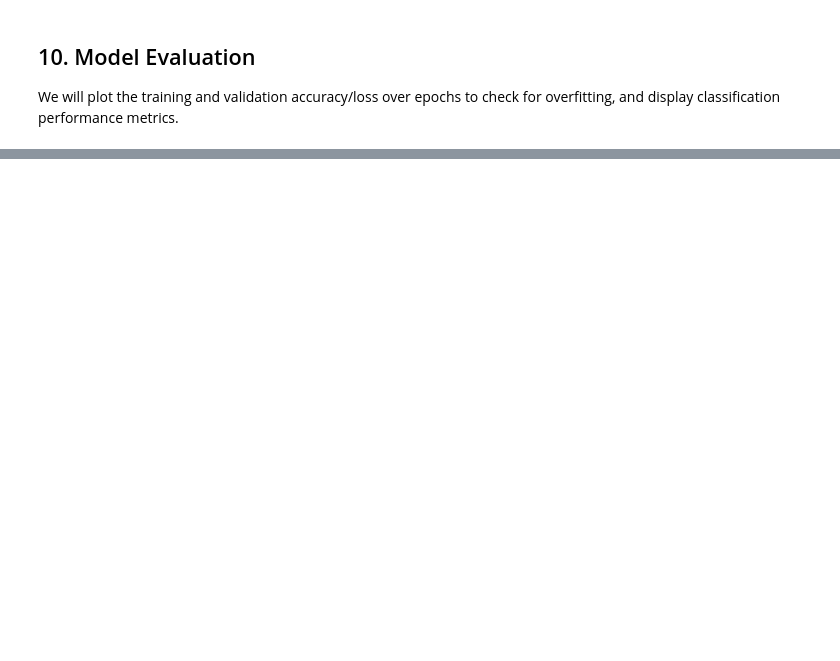
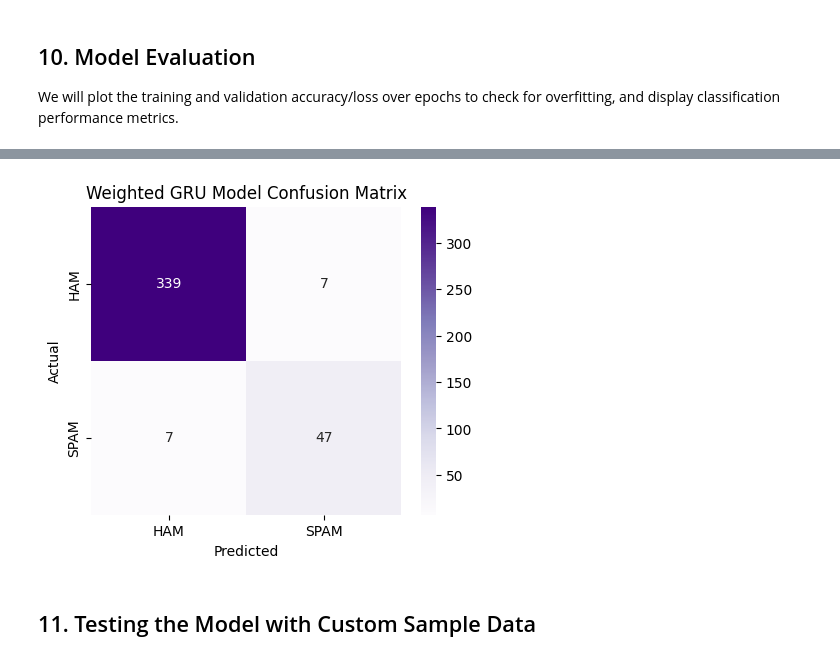
Before and after one commit to Abimanyu-07/sms_spam_detection, a Jupyter notebook: sms_spam_detection.ipynb, the cells around one changed output, grey strips where cells are left out. Drawn from its saved outputs; the diff is of its cells as text; code cells hidden in the pictures; blank space fills up the shorter version.

Commit message:
improve the model accuracy using weightened gru

```diff
--- a/sms_spam_detection.ipynb
+++ b/sms_spam_detection.ipynb
@@ -379,0 +438,7 @@ weighted avg       0.96      0.96      0.96       400
+# %%
+# Evaluate the weighted model predictions
+y_weighted_pred_prob = weighted_model.predict(X_test_pad)
+y_weighted_pred = (y_weighted_pred_prob > 0.5).astype(int).flatten()
+
+print("\n=== Weighted Model Classification Report ===")
+print(classification_report(y_test, y_weighted_pred, target_names=['HAM', 'SPAM']))
@@ -379,0 +457,26 @@ weighted avg       0.96      0.96      0.96       400
+# %%
+import matplotlib.pyplot as plt
+import seaborn as sns
+from sklearn.metrics import confusion_matrix
+
+# Compute confusion matrix for the class-weighted model
+cm_weighted = confusion_matrix(y_test, y_weighted_pred)
+
+# Plot the Confusion Matrix
+plt.figure(figsize=(5, 4))
+sns.heatmap(
+    cm_weighted,
+    annot=True,
+    fmt='d',
+    cmap='Purples',
+    xticklabels=['HAM', 'SPAM'],
+    yticklabels=['HAM', 'SPAM']
+)
+plt.title('Weighted GRU Model Confusion Matrix')
+plt.xlabel('Predicted')
+plt.ylabel('Actual')
+plt.show()
+# %% [output]
+[figure, added]
+# %% [markdown]
+## 11. Testing the Model with Custom Sample Data
```
Also changed, not shown: parts of 7 cells of this notebook.
